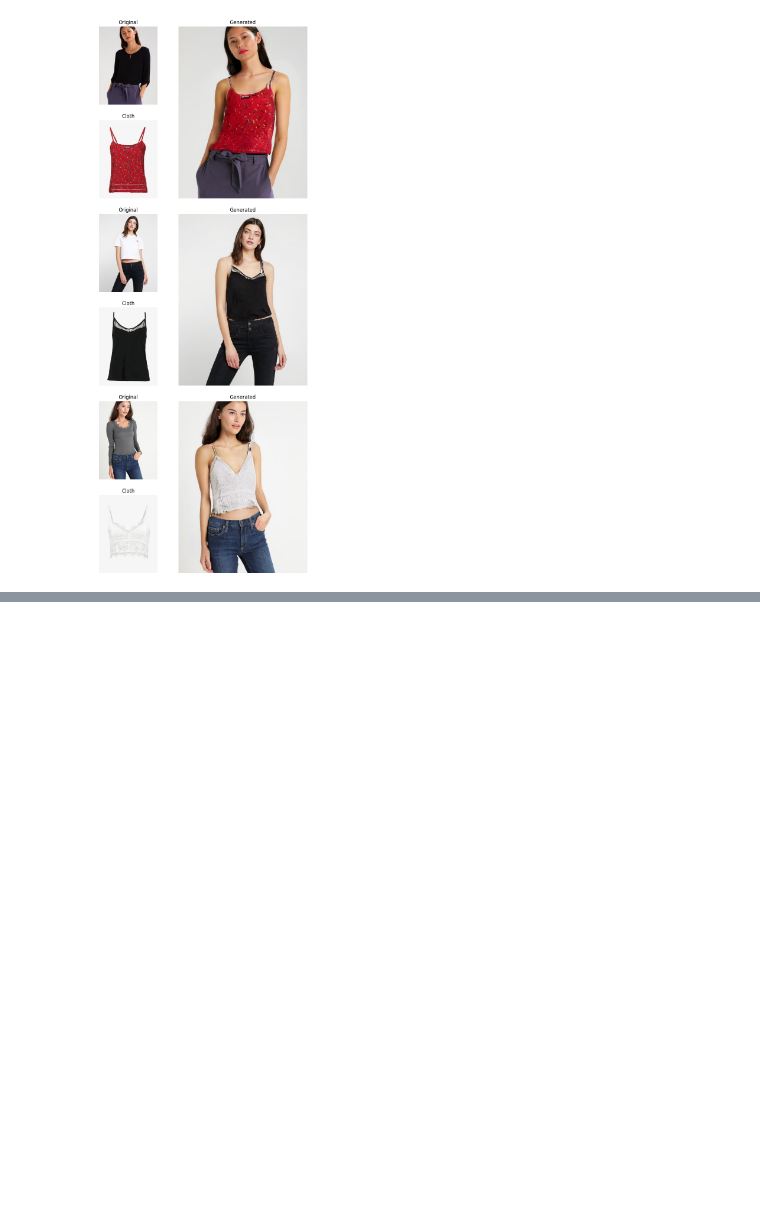
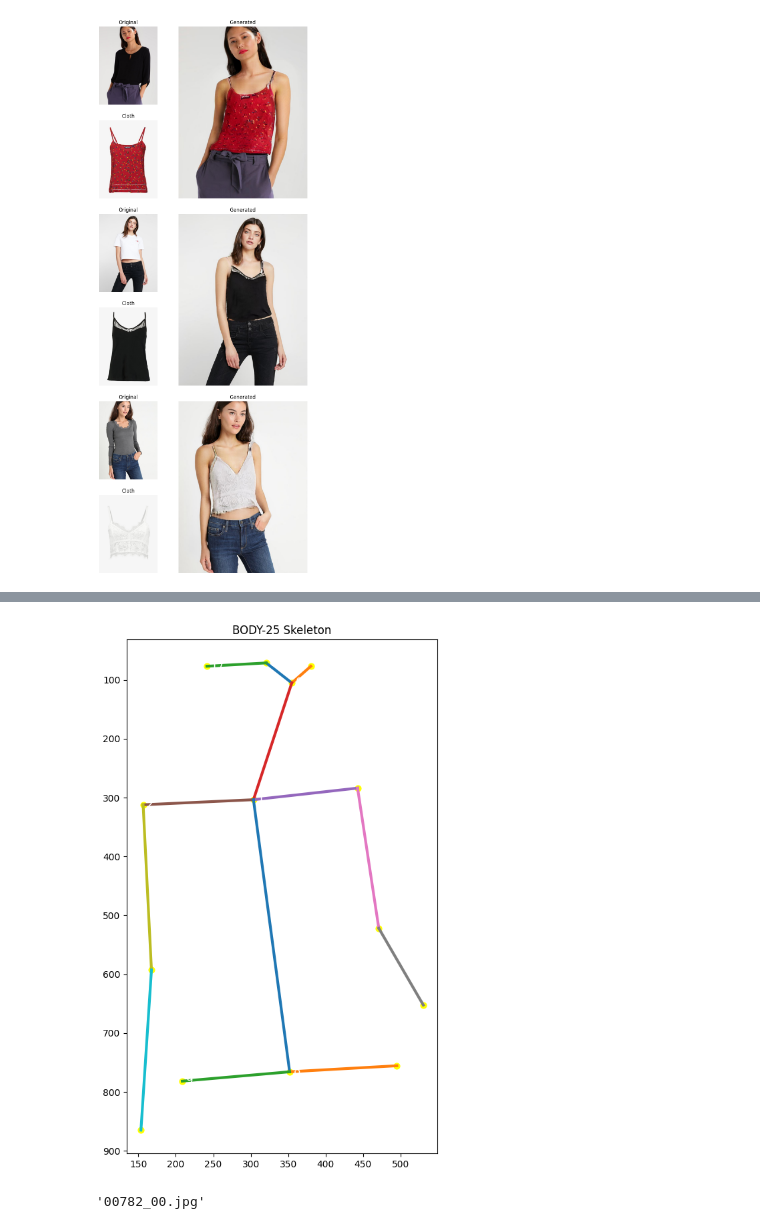
Before and after one commit to YasinSharifbeigy/HR-VITON, a Jupyter notebook: Test.ipynb, the cells around one changed output, grey strips where cells are left out. Saved outputs shown, nothing was run; the diff lists cells and outputs as text; code cells hidden in the pictures; blank space fills up the shorter version.

```diff
--- a/Test.ipynb
+++ b/Test.ipynb
@@ -50,0 +234,47 @@ for idx in tqdm(range(len(image)), total=len(image), desc="Processing images"):
+# %%
+import numpy as np
+import matplotlib.pyplot as plt
+
+# Your keypoints
+keypoints = sample['pose_data']
+
+# BODY-25 connections
+# connections = [
+#     (0,15), (0,16), (15,17), (16,18),
+#     (0,1), (1,5), (1,2),
+#     (5,6), (6,7),
+#     (2,3), (3,4),
+#     (1,8), (8,12), (8,9),
+#     (12,13), (13,14),
+#     (9,10), (10,11),
+#     (14,19), (14,20), (14,21),
+#     (11,22), (11,23), (11,24),
+# ]
+
+def plot_skeleton(connections, title="Skeleton"):
+    plt.figure(figsize=(6,10))
+    plt.gca().invert_yaxis()
+
+    # plot keypoints with index labels
+    for i,(x,y) in enumerate(keypoints):
+        if x>0 and y>0:
+            plt.scatter(x, y, color="yellow", s=40)
+            plt.text(x+5, y+5, str(i), color="white", fontsize=12)
+
+    # plot limbs
+    for (i,j) in connections:
+        if np.all(keypoints[i]>0) and np.all(keypoints[j]>0):
+            xs = [keypoints[i,0], keypoints[j,0]]
+            ys = [keypoints[i,1], keypoints[j,1]]
+            plt.plot(xs, ys, linewidth=3)
+
+    plt.title(title)
+    plt.show()
+
+plot_skeleton(connections, "BODY-25 Skeleton")
+# %% [output]
+[figure, added]
+# %%
+sample['im_name']
+# %% [output]
+'00782_00.jpg'
```
Also changed, not shown: parts of 12 cells of this notebook, 1 other file.
